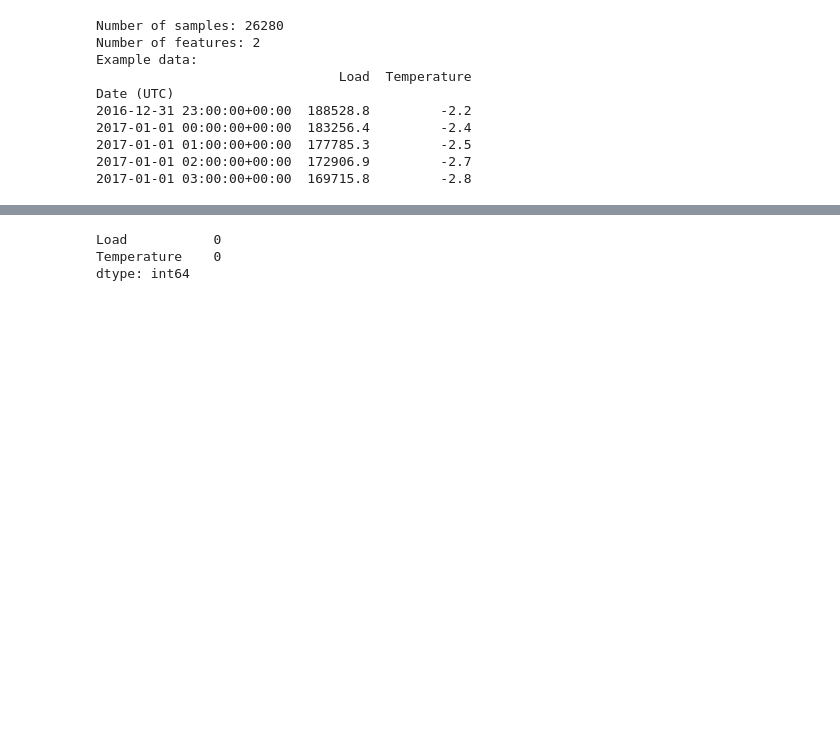
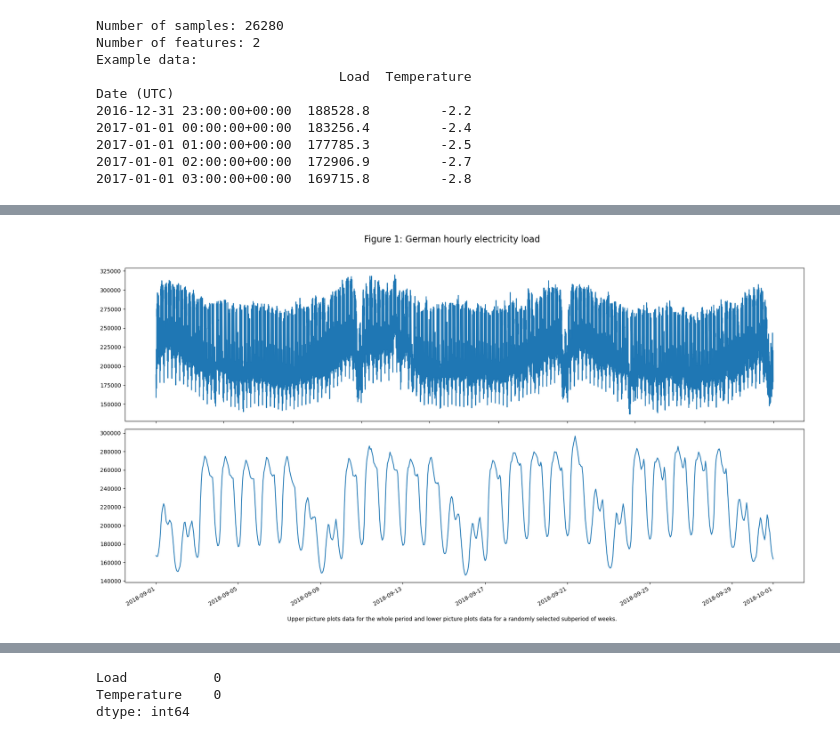
Before and after one commit to EjoelM/Opencampus_SH_TimeSeries_Energy, a Jupyter notebook: 1_DatasetCharacteristics/exploratory_data_analysis.ipynb, the cells around one changed output, grey strips where cells are left out. Drawn from its saved outputs; the diff is of its cells as text; code cells hidden in the pictures; blank space fills up the shorter version.

Commit message:
Adding data description

```diff
--- a/1_DatasetCharacteristics/exploratory_data_analysis.ipynb
+++ b/1_DatasetCharacteristics/exploratory_data_analysis.ipynb
@@ -45,0 +54,22 @@ Date (UTC)
+# %%
+plt.figure(figsize=(18, 10))
+plt.suptitle('Figure 1: German hourly electricity load', fontsize=16)
+
+plt.subplot(2, 1, 1)
+plt.plot(df['Load'])
+plt.gcf().autofmt_xdate()
+
+start_date = '2018-09-01'
+end_date = '2018-10-01'
+filtered_data = df[(df.index >= start_date) & (df.index <= end_date)]
+plt.subplot(2, 1, 2)
+plt.plot(filtered_data['Load'])
+plt.gcf().autofmt_xdate()
+
+footnote_text = 'Upper picture plots data for the whole period and lower picture plots data for a randomly selected subperiod of weeks.'
+plt.figtext(0.5, 0.01, footnote_text, wrap=True, horizontalalignment='center', fontsize=10)
+
+plt.tight_layout(rect=[0, 0.03, 1, 0.95])
+plt.show()
+# %% [output]
+[figure, added]
```
Also changed, not shown: parts of 21 cells of this notebook, 1 other file.
